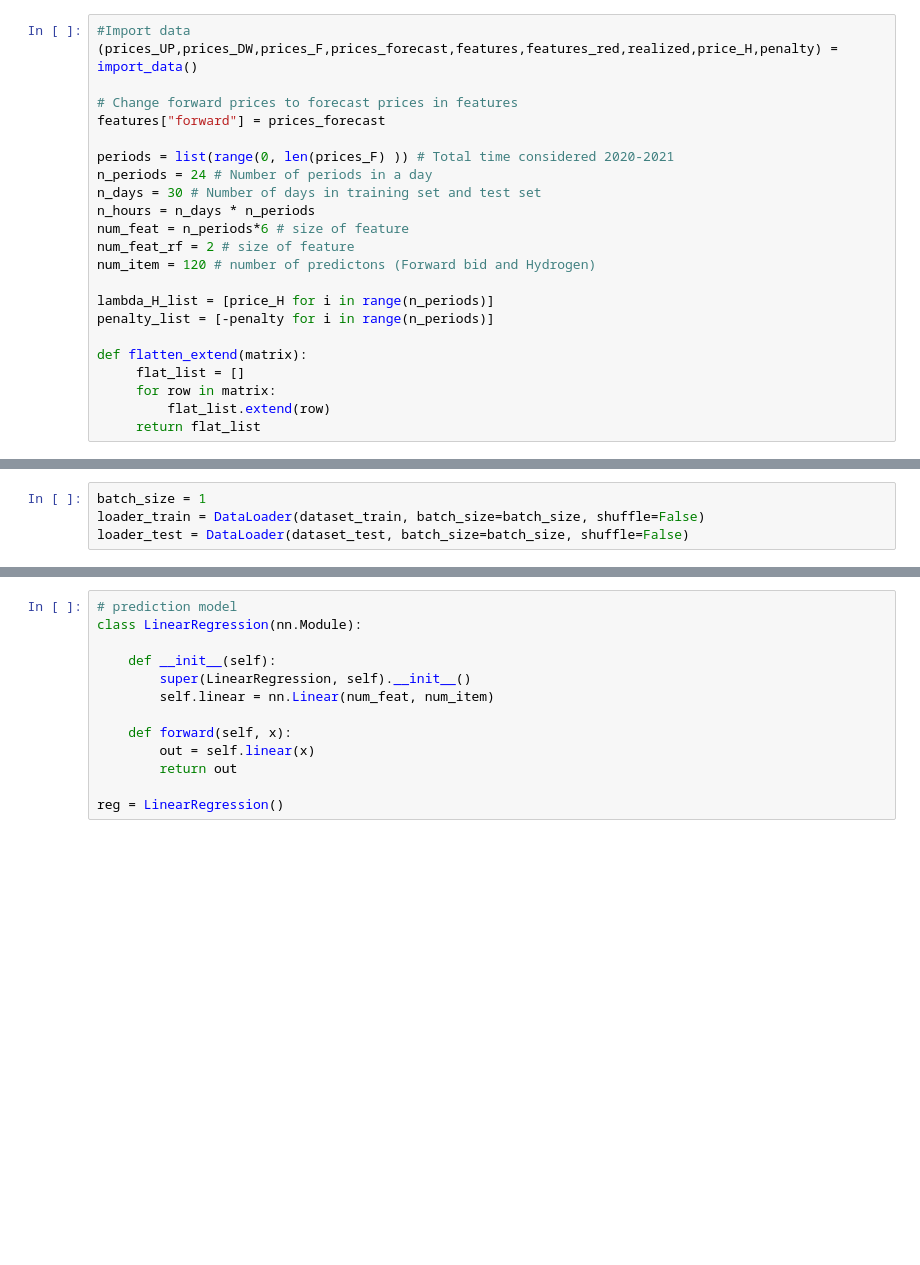
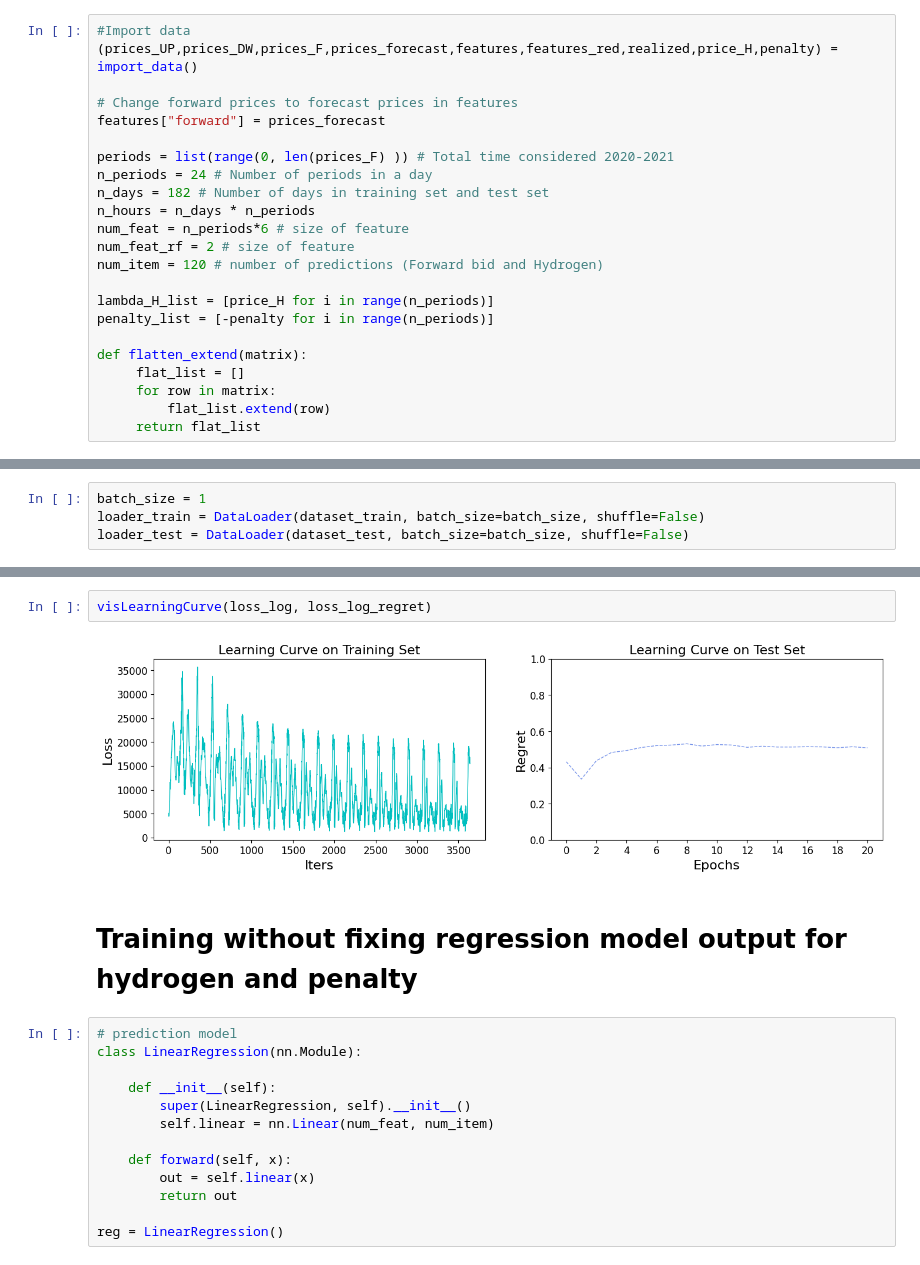
Before and after one commit to FrederikFertin/contextual_dm_in_power_sys, a Jupyter notebook: main_folder/models/PyEpo/Model_1_notebook.ipynb, the cells around one changed output, grey strips where cells are left out. Cells and saved outputs as stored; diff of their text form; blank space fills up the shorter version.

```diff
--- a/main_folder/models/PyEpo/Model_1_notebook.ipynb
+++ b/main_folder/models/PyEpo/Model_1_notebook.ipynb
@@ -100,11 +98,11 @@ features["forward"] = prices_forecast
 
 periods = list(range(0, len(prices_F) )) # Total time considered 2020-2021
 n_periods = 24 # Number of periods in a day
-n_days = 30 # Number of days in training set and test set
+n_days = 182 # Number of days in training set and test set
 n_hours = n_days * n_periods
 num_feat = n_periods*6 # size of feature
 num_feat_rf = 2 # size of feature
-num_item = 120 # number of predictons (Forward bid and Hydrogen)
+num_item = 120 # number of predictions (Forward bid and Hydrogen)
 
 lambda_H_list = [price_H for i in range(n_periods)]
 penalty_list = [-penalty for i in range(n_periods)]
@@ -247,3 +399,9 @@ loader_test = DataLoader(dataset_test, batch_size=batch_size, shuffle=False)
+# %%
+visLearningCurve(loss_log, loss_log_regret)
+# %% [output]
+[figure, added]
+# %% [markdown]
+# Training without fixing regression model output for hydrogen and penalty
 # %%
 # prediction model
 class LinearRegression(nn.Module):
```
Also changed, not shown: parts of 17 cells of this notebook, 5 other files.
